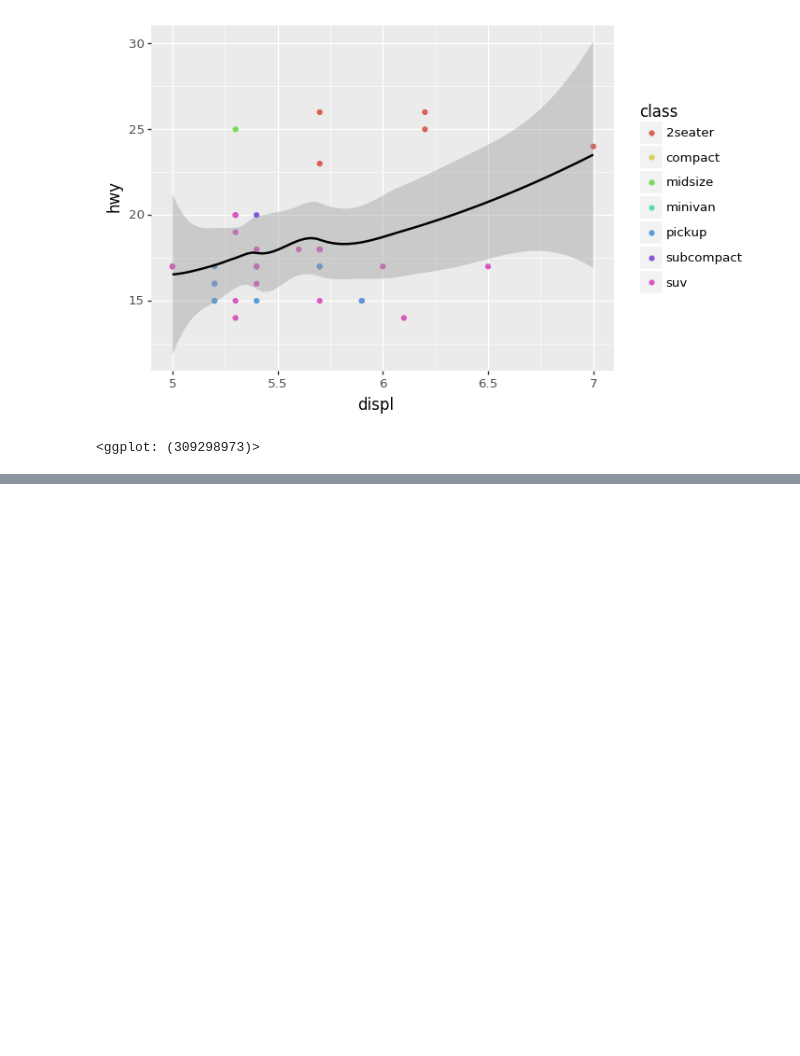
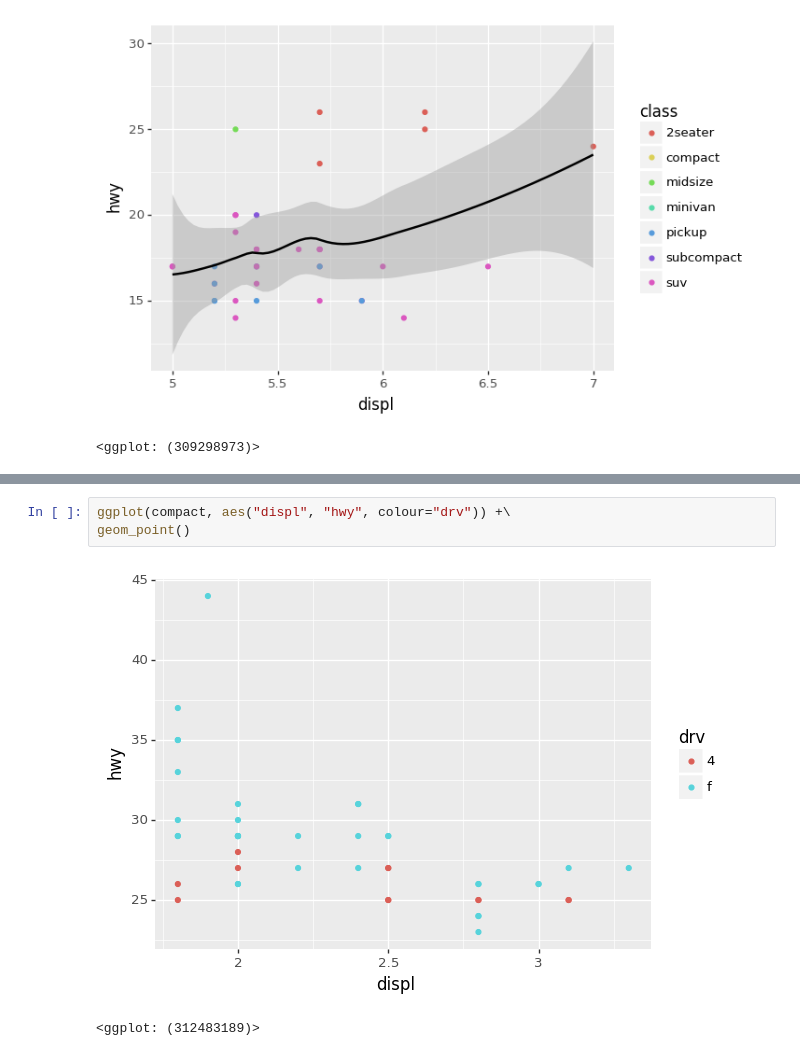
Before and after one commit to jeroenjanssens/r4ds-python-plotnine, a Jupyter notebook: output/r4ds-python-plotnine.ipynb, the cells around one changed output, grey strips where cells are left out. Cells and saved outputs as stored; diff of their text form; blank space fills up the shorter version.

```diff
--- a/output/r4ds-python-plotnine.ipynb
+++ b/output/r4ds-python-plotnine.ipynb
@@ -1187,0 +1199,6 @@ geom_smooth()
+# %%
+ggplot(compact, aes("displ", "hwy", colour="drv")) +\
+geom_point()
+# %% [output]
+[figure, added]
+<ggplot: (312483189)>
```
Also changed, not shown: parts of 12 cells of this notebook, 4 other files.
